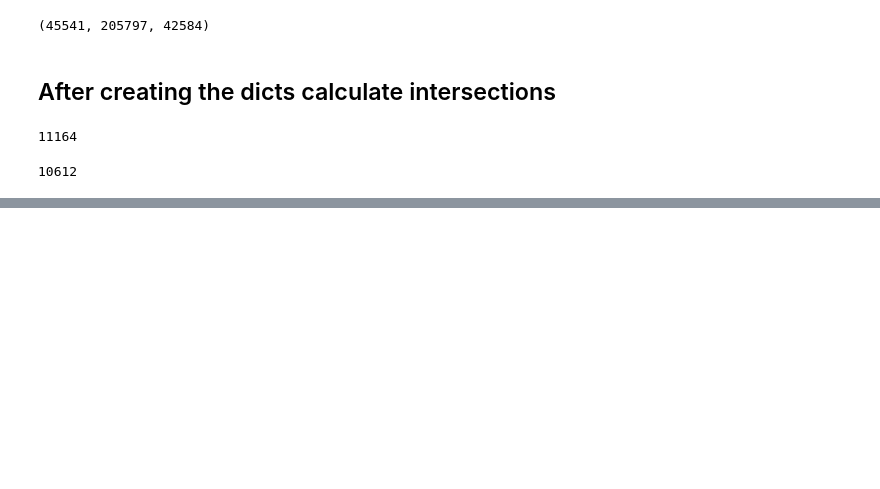
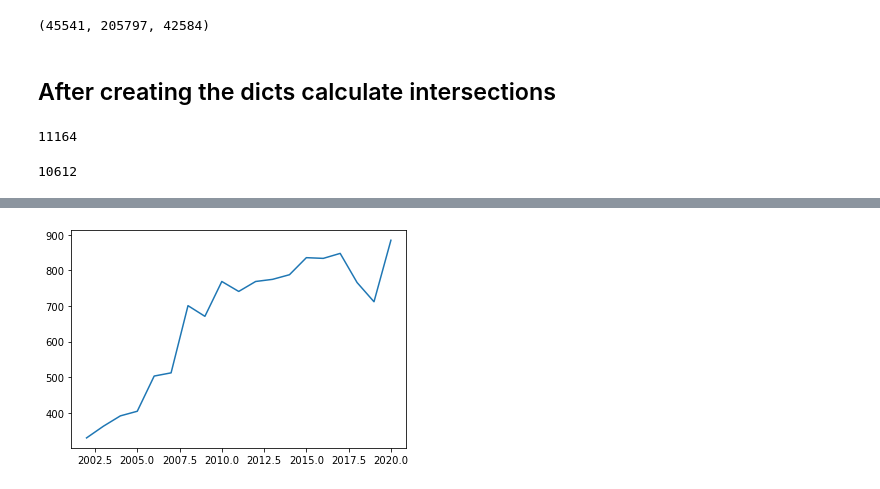
Before and after one commit to gino-serpa/southamerica, a Jupyter notebook: swl for analyzing data example.ipynb, the cells around one changed output, grey strips where cells are left out. Drawn from its saved outputs; the diff is of its cells as text; code cells hidden in the pictures; blank space fills up the shorter version.

```diff
--- a/swl for analyzing data example.ipynb
+++ b/swl for analyzing data example.ipynb
@@ -130,0 +158,4 @@ len(intersection_2)
+# %%
+swl.plot_output_time(papers_es)
+# %% [output]
+[figure, added]
```
Also changed, not shown: parts of 10 cells of this notebook.
